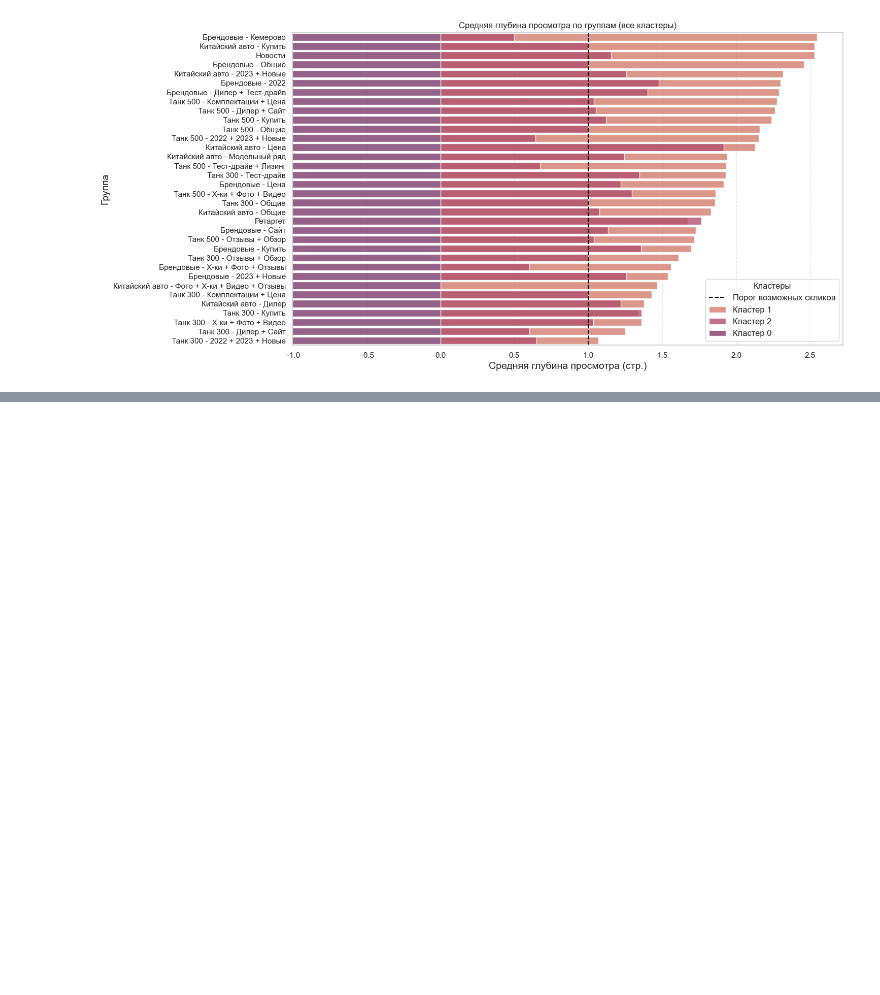
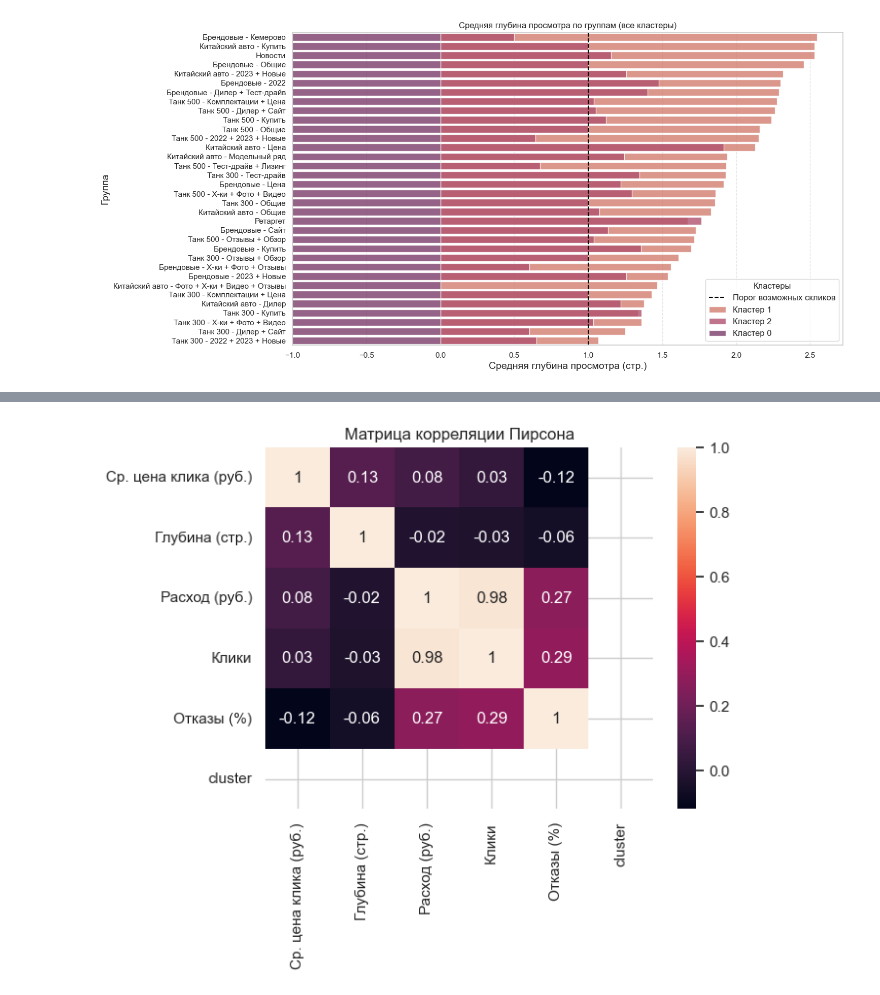
Before and after one commit to neZorinEgor/AdsAnalyzer, a Jupyter notebook: analys/main.ipynb, the cells around one changed output, grey strips where cells are left out. Drawn from its saved outputs; the diff is of its cells as text; code cells hidden in the pictures; blank space fills up the shorter version.

```diff
--- a/analys/main.ipynb
+++ b/analys/main.ipynb
@@ -255,0 +260,6 @@ plt.show()
+# %%
+plt.title("Матрица корреляции Пирсона")
+sns.heatmap(cluster_1[["Ср. цена клика (руб.)", "Глубина (стр.)", "Расход (руб.)", "Клики", "Отказы (%)", "cluster"]].corr().round(2), annot=True)
+plt.show()
+# %% [output]
+[figure, added]
```
Also changed, not shown: parts of 1 cell of this notebook.
